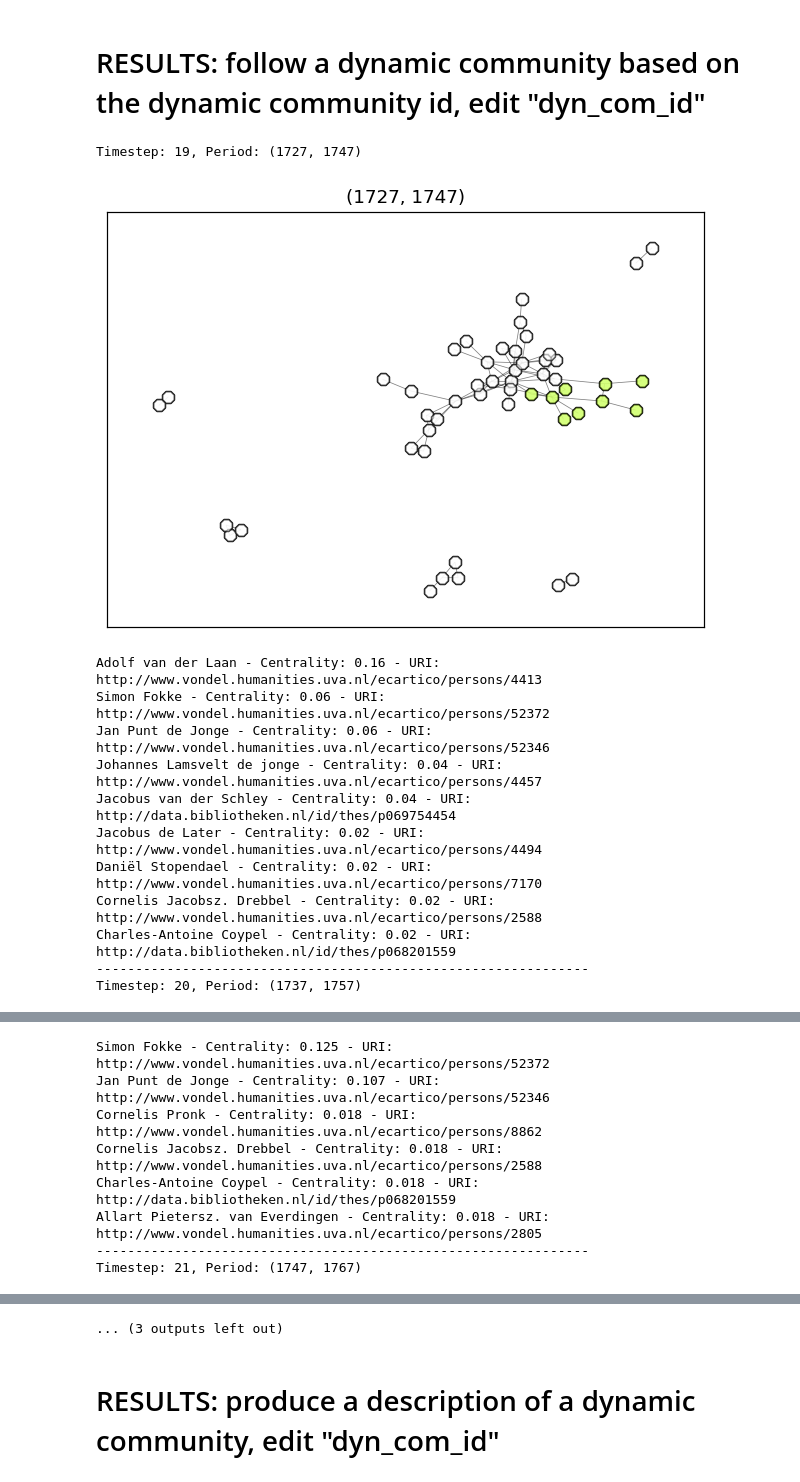
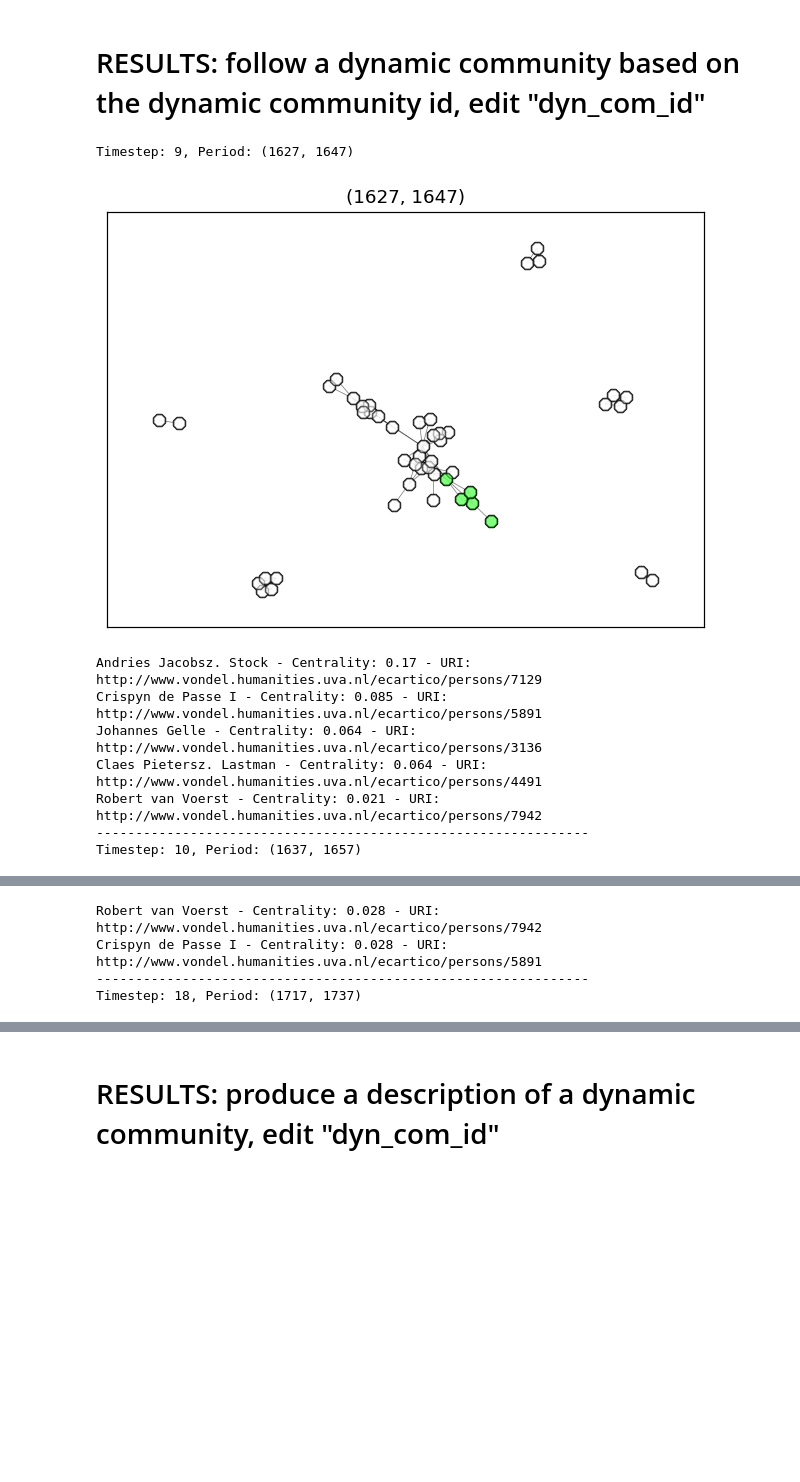
Before and after one commit to ImanHashemi/ga_cd, a Jupyter notebook: dynamic_cd.ipynb, the cells around one changed output, grey strips where cells are left out. Saved outputs shown, nothing was run; the diff lists cells and outputs as text; code cells hidden in the pictures; blank space fills up the shorter version.

```diff
--- a/dynamic_cd.ipynb
+++ b/dynamic_cd.ipynb
@@ -77,7 +77,7 @@ BCB = """PREFIX sem: <http://semanticweb.cs.vu.nl/2009/11/sem/>
                         OPTIONAL { ?publicationEvent sem:hasLatestEndTimeStamp ?et}.
 
                         FILTER(?w1 != ?w2).
-                        # FILTER(?w1 < ?w2) # RDF kent geen volgorde
+                        FILTER(STR(?w1) < STR(?w2))
                 }
         }"""
 # Contributor/Illustrator/Publisher - Book - Contributor/Illustrator/Publisher
@@ -130,21 +130,24 @@ theta = 0.3
 
 snapshot_graph = dynamic_cd.create_snapshot_graph(hg, interval, shift, names_df)
 (dcd_results_init_partition, tc, snapshots, snapshot_times) = dynamic_cd.execute_dcd(snapshot_graph, f"{interval}_{shift}")
-dynamic_coms, com_events = dynamic_cd.matching(tc, theta)
+# dynamic_coms, com_events = dynamic_cd.matching(tc, theta)
 
 df_folder = Path("./data/dynamic_coms")
-
 # with open(df_folder / (selected_metapath + "_tc.pickle"), 'wb') as handle:
 #     pickle.dump(tc, handle, protocol=pickle.HIGHEST_PROTOCOL)
 
 # with open(df_folder / (selected_metapath + "_dynamic_coms.pickle"), 'wb') as handle:
 #     pickle.dump(dynamic_coms, handle, protocol=pickle.HIGHEST_PROTOCOL)
 
+# with open(df_folder / (selected_metapath + "_com_events.pickle"), 'wb') as handle:
+#     pickle.dump(com_events, handle, protocol=pickle.HIGHEST_PROTOCOL)
+
 with open(df_folder / (selected_metapath + "_dynamic_coms.pickle"), 'rb') as handle:
     dynamic_coms = pickle.load(handle)
-
 with open(df_folder / (selected_metapath + "_tc.pickle"), 'rb') as handle:
     tc = pickle.load(handle)
+with open(df_folder / (selected_metapath + "_com_events.pickle"), 'rb') as handle:
+    com_events = pickle.load(handle)
 # %% [output]
 Interval: 20, Stepsize: 10
 Num of snapshots: 27
@@ -249,23 +230,16 @@ INTERVAL (1707, 1727)
 <h1>RESULTS: follow a dynamic community based on the dynamic community id, edit "dyn_com_id"</h1>
 # %%
 # EDIT THIS
-dynamic_com_id = 62
-
-# 62
-
+dynamic_com_id = 13
 
 dynamic_cd.print_dyn_com(dynamic_coms, dynamic_com_id, tc, snapshots, snapshot_times, names_df, com_events)
 # %% [output]
-Timestep: 19, Period: (1727, 1747)
+Timestep: 9, Period: (1627, 1647)
-[figure, old version]
+[figure, new version]
-Adolf van der Laan - Centrality: 0.16 - URI: http://www.vondel.humanities.uva.nl/ecartico/persons/4413
-Simon Fokke - Centrality: 0.06 - URI: http://www.vondel.humanities.uva.nl/ecartico/persons/52372
-Jan Punt de Jonge - Centrality: 0.06 - URI: http://www.vondel.humanities.uva.nl/ecartico/persons/52346
-Johannes Lamsvelt de jonge - Centrality: 0.04 - URI: http://www.vondel.humanities.uva.nl/ecartico/persons/4457
-Jacobus van der Schley - Centrality: 0.04 - URI: http://data.bibliotheken.nl/id/thes/p069754454
-Jacobus de Later - Centrality: 0.02 - URI: http://www.vondel.humanities.uva.nl/ecartico/persons/4494
-Daniël Stopendael - Centrality: 0.02 - URI: http://www.vondel.humanities.uva.nl/ecartico/persons/7170
-Cornelis Jacobsz. Drebbel - Centrality: 0.02 - URI: http://www.vondel.humanities.uva.nl/ecartico/persons/2588
-Charles-Antoine Coypel - Centrality: 0.02 - URI: http://data.bibliotheken.nl/id/thes/p068201559
+Andries Jacobsz. Stock - Centrality: 0.17 - URI: http://www.vondel.humanities.uva.nl/ecartico/persons/7129
+Crispyn de Passe I - Centrality: 0.085 - URI: http://www.vondel.humanities.uva.nl/ecartico/persons/5891
+Johannes Gelle - Centrality: 0.064 - URI: http://www.vondel.humanities.uva.nl/ecartico/persons/3136
+Claes Pietersz. Lastman - Centrality: 0.064 - URI: http://www.vondel.humanities.uva.nl/ecartico/persons/4491
+Robert van Voerst - Centrality: 0.021 - URI: http://www.vondel.humanities.uva.nl/ecartico/persons/7942
 ---------------------------------------------------------------
-Timestep: 20, Period: (1737, 1757)
+Timestep: 10, Period: (1637, 1657)
@@ -273,8 +247,4 @@ Timestep: 20, Period: (1737, 1757)
-Simon Fokke - Centrality: 0.125 - URI: http://www.vondel.humanities.uva.nl/ecartico/persons/52372
-Jan Punt de Jonge - Centrality: 0.107 - URI: http://www.vondel.humanities.uva.nl/ecartico/persons/52346
-Cornelis Pronk - Centrality: 0.018 - URI: http://www.vondel.humanities.uva.nl/ecartico/persons/8862
-Cornelis Jacobsz. Drebbel - Centrality: 0.018 - URI: http://www.vondel.humanities.uva.nl/ecartico/persons/2588
-Charles-Antoine Coypel - Centrality: 0.018 - URI: http://data.bibliotheken.nl/id/thes/p068201559
-Allart Pietersz. van Everdingen - Centrality: 0.018 - URI: http://www.vondel.humanities.uva.nl/ecartico/persons/2805
+Robert van Voerst - Centrality: 0.028 - URI: http://www.vondel.humanities.uva.nl/ecartico/persons/7942
+Crispyn de Passe I - Centrality: 0.028 - URI: http://www.vondel.humanities.uva.nl/ecartico/persons/5891
 ---------------------------------------------------------------
-Timestep: 21, Period: (1747, 1767)
+Timestep: 18, Period: (1717, 1737)
@@ -309,4 +262,3 @@ Timestep: 24, Period: (1777, 1797)
-... (3 outputs left out)
 # %% [markdown]
 <h1>RESULTS: produce a description of a dynamic community, edit "dyn_com_id"</h1>
 # %%
```
Also changed, not shown: parts of 6 cells of this notebook, 2 other files.
